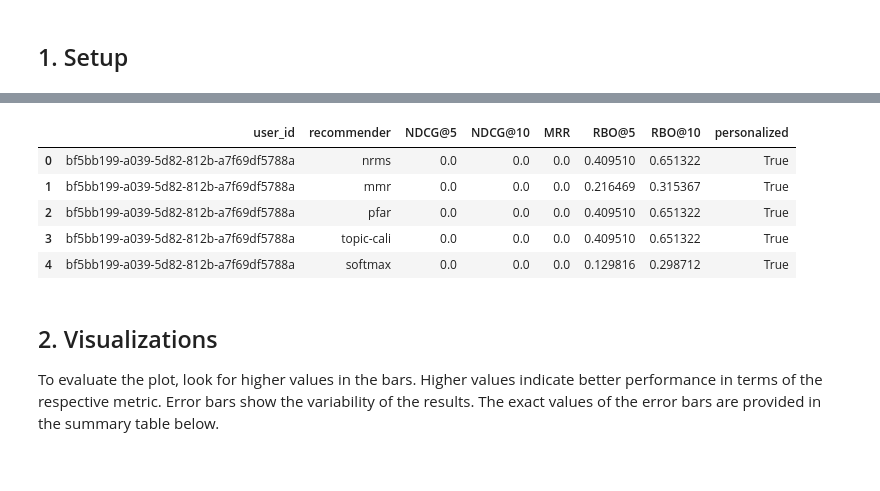
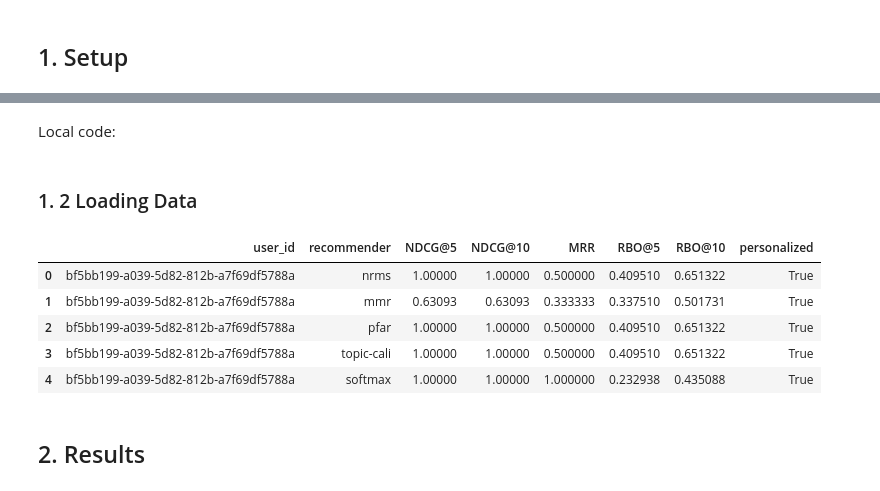
Before and after one commit to CCRI-POPROX/poprox-recommender, a Jupyter notebook: notebooks/MINDSmallEvalResults.ipynb, the cells around one changed output, grey strips where cells are left out. Cells and saved outputs as stored; diff of their text form; code cells hidden in the pictures.

```diff
--- a/notebooks/MINDSmallEvalResults.ipynb
+++ b/notebooks/MINDSmallEvalResults.ipynb
@@ -8,22 +12,8 @@ This notebook visualizes user-specific performance metrics of various recommende
 # %%
-# Importing Libraries
 import numpy as np
 import pandas as pd
 import matplotlib.pyplot as plt
 import seaborn as sns
 from scipy.stats import sem, t
-from IPython.display import display, HTML
-
-# Loading Data
-mind_small_user_metrics = pd.read_csv('../outputs/mind-small-user-metrics.csv.gz')
-mind_small_user_metrics.head()
-# %% [output]
-|  | user_id | recommender | NDCG@5 | NDCG@10 | MRR | RBO@5 | RBO@10 | personalized |
-| 0 | bf5bb199-a039-5d82-812b-a7f69df5788a | nrms | 0.0 | 0.0 | 0.0 | 0.409510 | 0.651322 | True |
-| 1 | bf5bb199-a039-5d82-812b-a7f69df5788a | mmr | 0.0 | 0.0 | 0.0 | 0.216469 | 0.315367 | True |
-| 2 | bf5bb199-a039-5d82-812b-a7f69df5788a | pfar | 0.0 | 0.0 | 0.0 | 0.409510 | 0.651322 | True |
-| 3 | bf5bb199-a039-5d82-812b-a7f69df5788a | topic-cali | 0.0 | 0.0 | 0.0 | 0.409510 | 0.651322 | True |
-| 4 | bf5bb199-a039-5d82-812b-a7f69df5788a | softmax | 0.0 | 0.0 | 0.0 | 0.129816 | 0.298712 | True |
-# %% [markdown]
-## 2. Visualizations
-To evaluate the plot, look for higher values in the bars. Higher values indicate better performance in terms of the respective metric. Error bars show the variability of the results. The exact values of the error bars are provided in the summary table below.
+# %% [markdown]
+Local code:
@@ -29,0 +23,12 @@ To evaluate the plot, look for higher values in the bars. Higher values indicate
+# %% [markdown]
+### 1. 2 Loading Data
+# %%
+mind_val_user_metrics = pd.read_csv('../outputs/mind-val-user-metrics.csv.gz')
+mind_val_user_metrics.head()
+# %% [output]
+|  | user_id | recommender | NDCG@5 | NDCG@10 | MRR | RBO@5 | RBO@10 | personalized |
+| 0 | bf5bb199-a039-5d82-812b-a7f69df5788a | nrms | 1.00000 | 1.00000 | 0.500000 | 0.409510 | 0.651322 | True |
+| 1 | bf5bb199-a039-5d82-812b-a7f69df5788a | mmr | 0.63093 | 0.63093 | 0.333333 | 0.337510 | 0.501731 | True |
+| 2 | bf5bb199-a039-5d82-812b-a7f69df5788a | pfar | 1.00000 | 1.00000 | 0.500000 | 0.409510 | 0.651322 | True |
+| 3 | bf5bb199-a039-5d82-812b-a7f69df5788a | topic-cali | 1.00000 | 1.00000 | 0.500000 | 0.409510 | 0.651322 | True |
+| 4 | bf5bb199-a039-5d82-812b-a7f69df5788a | softmax | 1.00000 | 1.00000 | 1.000000 | 0.232938 | 0.435088 | True |
@@ -29,0 +37,2 @@ To evaluate the plot, look for higher values in the bars. Higher values indicate
+# %% [markdown]
+## 2. Results
```
Also changed, not shown: parts of 16 cells of this notebook, 1 other file.
